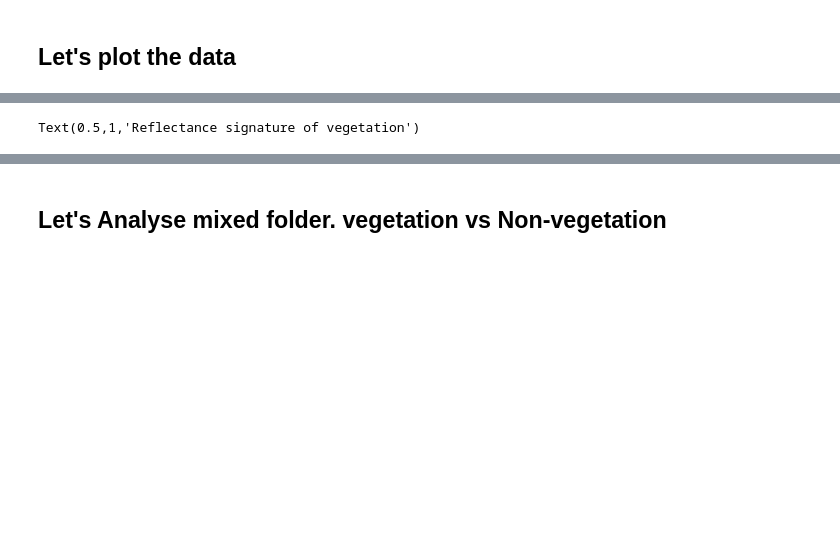
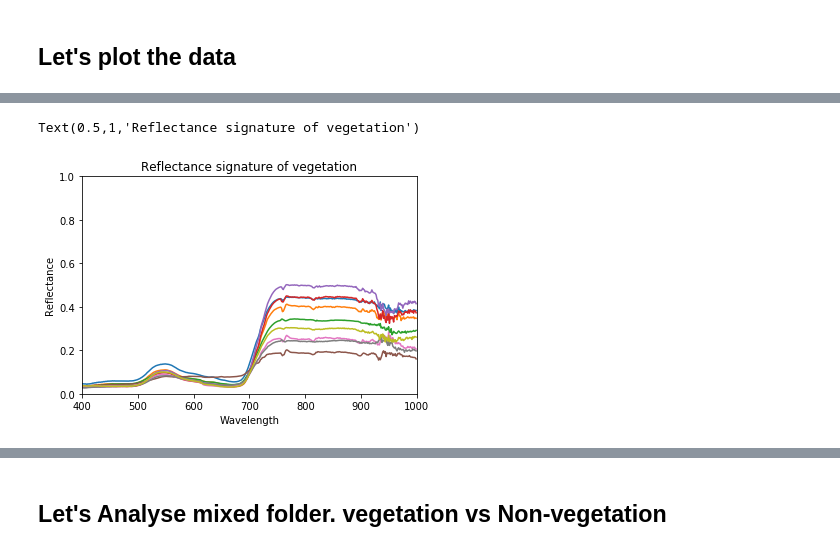
Before and after one commit to rahulrajias/GNR631_Tutorial, a Jupyter notebook: spectral_signatures/GNR_631_tutorial.ipynb, the cells around one changed output, grey strips where cells are left out. Saved outputs shown, nothing was run; the diff lists cells and outputs as text; code cells hidden in the pictures; blank space fills up the shorter version.

```diff
--- a/spectral_signatures/GNR_631_tutorial.ipynb
+++ b/spectral_signatures/GNR_631_tutorial.ipynb
@@ -71,20 +73,25 @@ all_data_dict is a dictionary where key is folder name and stored values are dat
 ## Let's plot the data
 # %%
 plt.figure()
-veg=all_data_dict['vagetation']
-plt.plot(pd.to_numeric(veg.Lambda),pd.to_numeric(veg.R1), '-.r')
-plt.plot(pd.to_numeric(veg.Lambda),pd.to_numeric(veg.R2), '-.g')
-plt.plot(pd.to_numeric(veg.Lambda),pd.to_numeric(veg.R3), '-.b')
-plt.plot(pd.to_numeric(veg.Lambda),pd.to_numeric(veg.R4), '-.k')
-plt.plot(pd.to_numeric(veg.Lambda),pd.to_numeric(veg.R5))
-plt.plot(pd.to_numeric(veg.Lambda),pd.to_numeric(veg.R6))
-plt.plot(pd.to_numeric(veg.Lambda),pd.to_numeric(veg.R7))
-plt.plot(pd.to_numeric(veg.Lambda),pd.to_numeric(veg.R8))
-plt.plot(pd.to_numeric(veg.Lambda),pd.to_numeric(veg.R9))
+veg=all_data_dict['mixed_old']
+# plt.plot(pd.to_numeric(veg.Lambda),pd.to_numeric(veg.R1), '-.r')
+# plt.plot(pd.to_numeric(veg.Lambda),pd.to_numeric(veg.R2), '-.g')
+# plt.plot(pd.to_numeric(veg.Lambda),pd.to_numeric(veg.R3), '-.b')
+# plt.plot(pd.to_numeric(veg.Lambda),pd.to_numeric(veg.R4), '-.k')
+# plt.plot(pd.to_numeric(veg.Lambda),pd.to_numeric(veg.R5))
+# plt.plot(pd.to_numeric(veg.Lambda),pd.to_numeric(veg.R6))
+# plt.plot(pd.to_numeric(veg.Lambda),pd.to_numeric(veg.R7))
+# plt.plot(pd.to_numeric(veg.Lambda),pd.to_numeric(veg.R8))
+# plt.plot(pd.to_numeric(veg.Lambda),pd.to_numeric(veg.R9))
 plt.plot(pd.to_numeric(veg.Lambda),pd.to_numeric(veg.R10))
 plt.plot(pd.to_numeric(veg.Lambda),pd.to_numeric(veg.R11))
 plt.plot(pd.to_numeric(veg.Lambda),pd.to_numeric(veg.R12))
 plt.plot(pd.to_numeric(veg.Lambda),pd.to_numeric(veg.R13))
+plt.plot(pd.to_numeric(veg.Lambda),pd.to_numeric(veg.R14))
+plt.plot(pd.to_numeric(veg.Lambda),pd.to_numeric(veg.R15))
+plt.plot(pd.to_numeric(veg.Lambda),pd.to_numeric(veg.R16))
+plt.plot(pd.to_numeric(veg.Lambda),pd.to_numeric(veg.R17))
+plt.plot(pd.to_numeric(veg.Lambda),pd.to_numeric(veg.R18))
 
 plt.xlabel("Wavelength")
 ax=plt.gca()
@@ -97 +102,2 @@ plt.title("Reflectance signature of vegetation")
 Text(0.5,1,'Reflectance signature of vegetation')
+[figure, added]
```
Also changed, not shown: parts of 4 cells of this notebook, 26 other files.
